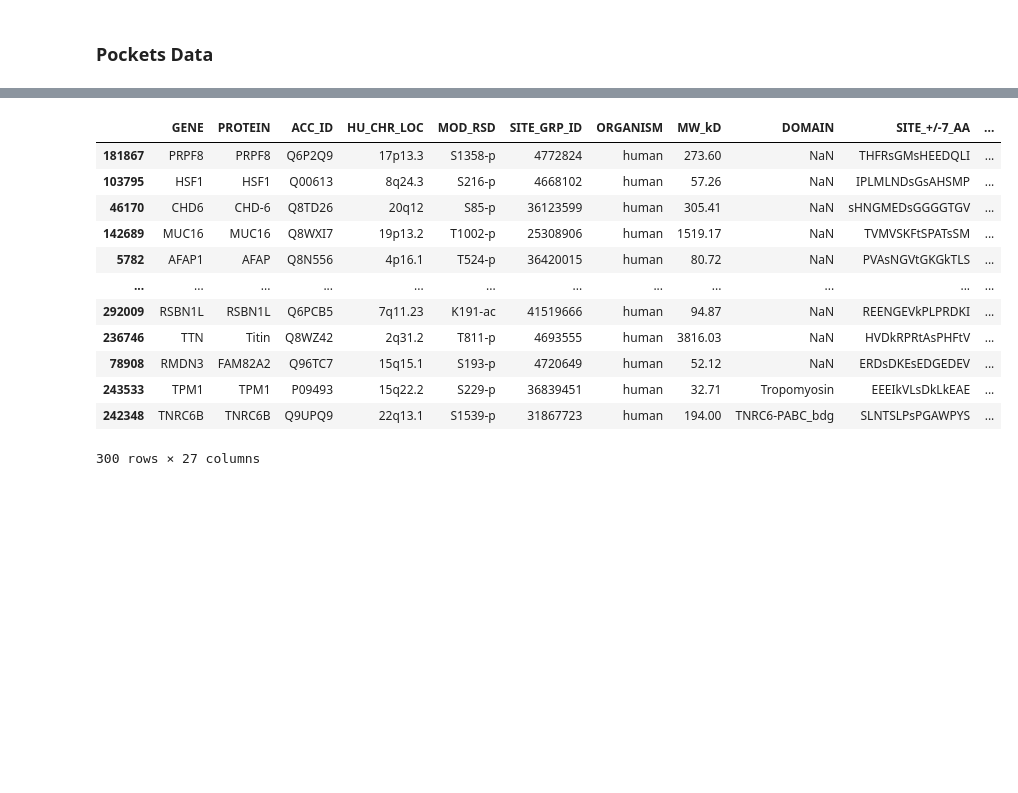
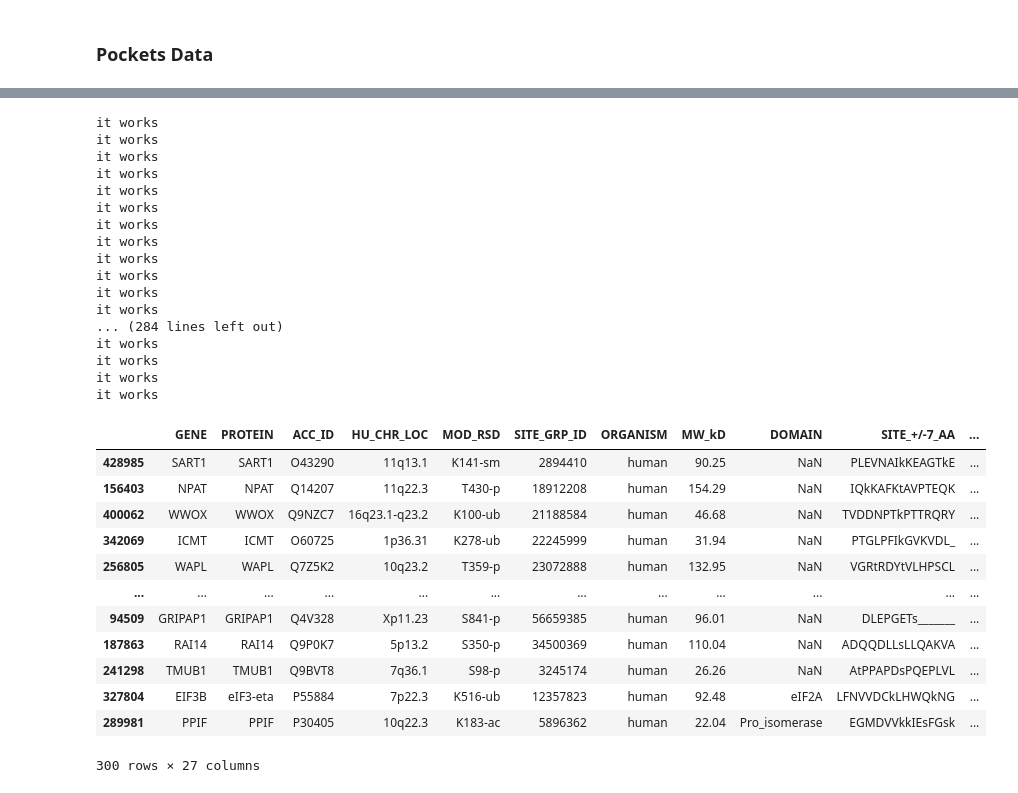
Before and after one commit to PhenoMeters/pheno_analysis, a Jupyter notebook: phosphosite.ipynb, the cells around one changed output, grey strips where cells are left out. Cells and saved outputs as stored; diff of their text form; code cells hidden in the pictures; blank space fills up the shorter version.

Commit message:
added song's changes to phosphosite.  added what happens if not found in list

```diff
--- a/phosphosite.ipynb
+++ b/phosphosite.ipynb
@@ -308,7 +309,7 @@ calculate the first taken as minial
 # making a smaller test dataset
 test_psp = full_noduplicates_data.sample(n = 300)
 test_psp['closest_pocket'] = "NaN"
-test_psp['inside_pocket'] = "NaN"
+test_psp['inside_pocket'] = 0
 test_psp['distance_from_pocket'] = "NaN"
 test_psp
 # %% [output]
@@ -327,47 +328,78 @@ test_psp
 300 rows × 27 columns
 # %%
-unique_uniprots = test_psp['uniprot_id'].unique() # get all of the unique uniprot
+unique_uniprots = test_psp['uniprot_id'].unique() # get all of the unique uniprots
 
 # for each unique uniprotID...
 for uniprot in unique_uniprots:
     # isolate to psp and pockets in each uniprot
     psp_only_uniprot = test_psp[test_psp.uniprot_id == uniprot]
     pocket_only_uniprot = pockets_data[pockets_data.uniprot_id == uniprot]
     # print(pocket_only_uniprot)
-
+    # parse your structure here:
 # for each psp
     for phosphosite_row_index in psp_only_uniprot.index:
         #print(psp_only_uniprot)
         #print(phosphosite_row_index)
         residue_num = str(psp_only_uniprot.loc[phosphosite_row_index,'res_number']) # finding the residue number of the psp
         #print(residue_num)
         # use the residue # to get the coordinates in space from pdb file
 
+
         for pocket_index in pocket_only_uniprot.index : # get all the residues in all of the pockets
             pocket_residues = pocket_only_uniprot.loc[pocket_index,'pocket_resid']
-            # print(pocket_residues)
 
             # check if it's inside of a pocket
-            identifier = uniprot + "_" + str(residue_num)
+            pocket_residues = pocket_residues[1:-1].split(",") # format the pocket_residues because it's a string
             if residue_num in pocket_residues:
-                test_psp.loc[phosphosite_row_index,'inside_pocket'] = 1 # if residue is in the pocket, put a 1 in the inside pocket column
-            else:
-                test_psp.loc[phosphosite_row_index,'inside_pocket'] = 0
+                test_psp.loc[phosphosite_row_index,'inside_pocket'] = 1 # if residue is in the pocket, put 1 in the inside pocket column
+                test_psp.loc[phosphosite_row_index,'closest_pocket'] = pocket_only_uniprot.loc[pocket_index,'pocket_id'] # put unique pocketID in closest pocket
+                test_psp.loc[phosphosite_row_index,'distance_from_pocket'] = 0
+                break # break because you don't want to contiue looking for pockets (and therefore overwrite the inside pocket and closest pocket)
+
+        if test_psp.loc[phosphosite_row_index,'inside_pocket'] == 0: # if the phosphosite isn't in any pockets
+            print("it works")
+            # get all pockets and
+            min_dist = np.nan
+            for pocket_index in pocket_only_uniprot.index:
+                new_dist = find_mean_distances(structure, residue_num, pocket_residues)
+                if min_dist is np.nan or new_dist < min_dist:
+                    test_psp.loc[phosphosite_row_index,'closest_pocket'] = pocket_only_uniprot.loc[pocket_index,'pocket_id'] # put unique pocketID in closest pocket
+                    test_psp.loc[phosphosite_row_index,'distance_from_pocket'] = new_dist
+                    min_dist = new_dist
+
+
 
 
 
 test_psp
 # %% [output]
+it works
+it works
+it works
+it works
+it works
+it works
+it works
+it works
+it works
+it works
+it works
+it works
+... (284 lines left out)
+it works
+it works
+it works
+it works
 |  | GENE | PROTEIN | ACC_ID | HU_CHR_LOC | MOD_RSD | SITE_GRP_ID | ORGANISM | MW_kD | DOMAIN | SITE_+/-7_AA | ... |
-| 181867 | PRPF8 | PRPF8 | Q6P2Q9 | 17p13.3 | S1358-p | 4772824 | human | 273.60 | NaN | THFRsGMsHEEDQLI | ... |
-| 103795 | HSF1 | HSF1 | Q00613 | 8q24.3 | S216-p | 4668102 | human | 57.26 | NaN | IPLMLNDsGsAHSMP | ... |
-| 46170 | CHD6 | CHD-6 | Q8TD26 | 20q12 | S85-p | 36123599 | human | 305.41 | NaN | sHNGMEDsGGGGTGV | ... |
-| 142689 | MUC16 | MUC16 | Q8WXI7 | 19p13.2 | T1002-p | 25308906 | human | 1519.17 | NaN | TVMVSKFtSPATsSM | ... |
-| 5782 | AFAP1 | AFAP | Q8N556 | 4p16.1 | T524-p | 36420015 | human | 80.72 | NaN | PVAsNGVtGKGkTLS | ... |
+| 428985 | SART1 | SART1 | O43290 | 11q13.1 | K141-sm | 2894410 | human | 90.25 | NaN | PLEVNAIkKEAGTkE | ... |
+| 156403 | NPAT | NPAT | Q14207 | 11q22.3 | T430-p | 18912208 | human | 154.29 | NaN | IQkKAFKtAVPTEQK | ... |
+| 400062 | WWOX | WWOX | Q9NZC7 | 16q23.1-q23.2 | K100-ub | 21188584 | human | 46.68 | NaN | TVDDNPTkPTTRQRY | ... |
+| 342069 | ICMT | ICMT | O60725 | 1p36.31 | K278-ub | 22245999 | human | 31.94 | NaN | PTGLPFIkGVKVDL_ | ... |
+| 256805 | WAPL | WAPL | Q7Z5K2 | 10q23.2 | T359-p | 23072888 | human | 132.95 | NaN | VGRtRDYtVLHPSCL | ... |
 | ... | ... | ... | ... | ... | ... | ... | ... | ... | ... | ... | ... |
-| 292009 | RSBN1L | RSBN1L | Q6PCB5 | 7q11.23 | K191-ac | 41519666 | human | 94.87 | NaN | REENGEVkPLPRDKI | ... |
-| 236746 | TTN | Titin | Q8WZ42 | 2q31.2 | T811-p | 4693555 | human | 3816.03 | NaN | HVDkRPRtAsPHFtV | ... |
-| 78908 | RMDN3 | FAM82A2 | Q96TC7 | 15q15.1 | S193-p | 4720649 | human | 52.12 | NaN | ERDsDKEsEDGEDEV | ... |
-| 243533 | TPM1 | TPM1 | P09493 | 15q22.2 | S229-p | 36839451 | human | 32.71 | Tropomyosin | EEEIkVLsDkLkEAE | ... |
-| 242348 | TNRC6B | TNRC6B | Q9UPQ9 | 22q13.1 | S1539-p | 31867723 | human | 194.00 | TNRC6-PABC_bdg | SLNTSLPsPGAWPYS | ... |
+| 94509 | GRIPAP1 | GRIPAP1 | Q4V328 | Xp11.23 | S841-p | 56659385 | human | 96.01 | NaN | DLEPGETs_______ | ... |
+| 187863 | RAI14 | RAI14 | Q9P0K7 | 5p13.2 | S350-p | 34500369 | human | 110.04 | NaN | ADQQDLLsLLQAKVA | ... |
+| 241298 | TMUB1 | TMUB1 | Q9BVT8 | 7q36.1 | S98-p | 3245174 | human | 26.26 | NaN | AtPPAPDsPQEPLVL | ... |
+| 327804 | EIF3B | eIF3-eta | P55884 | 7p22.3 | K516-ub | 12357823 | human | 92.48 | eIF2A | LFNVVDCkLHWQkNG | ... |
+| 289981 | PPIF | PPIF | P30405 | 10q22.3 | K183-ac | 5896362 | human | 22.04 | Pro_isomerase | EGMDVVkkIEsFGsk | ... |
-300 rows × 27 columns
+300 rows × 27 columns
```
Also changed, not shown: parts of 5 cells of this notebook.
